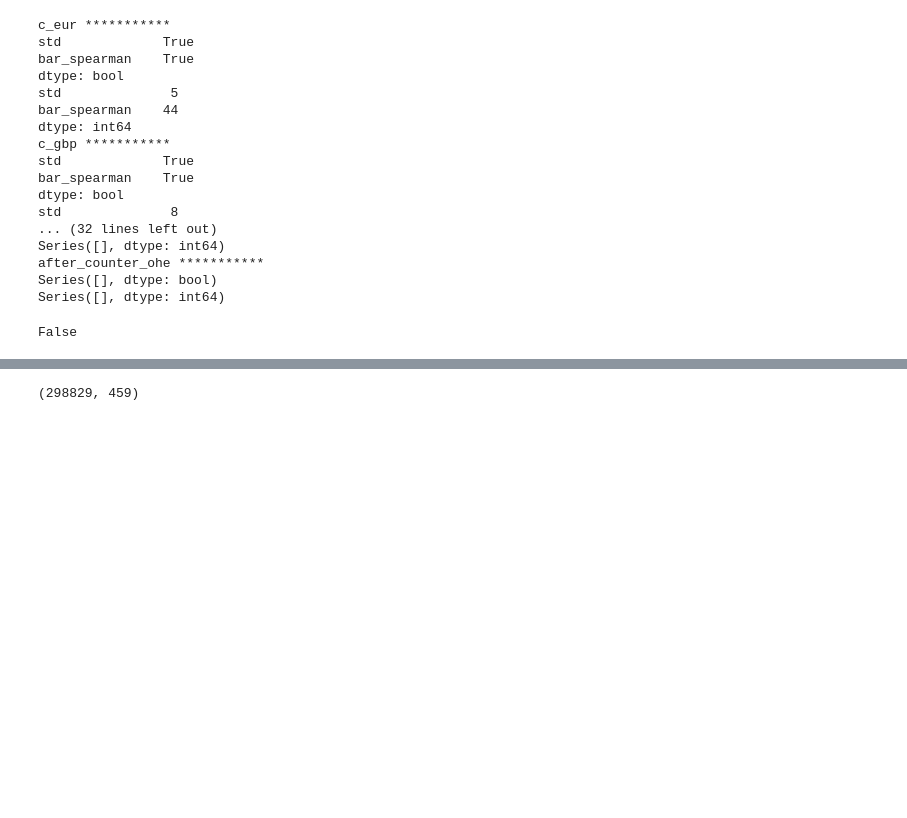
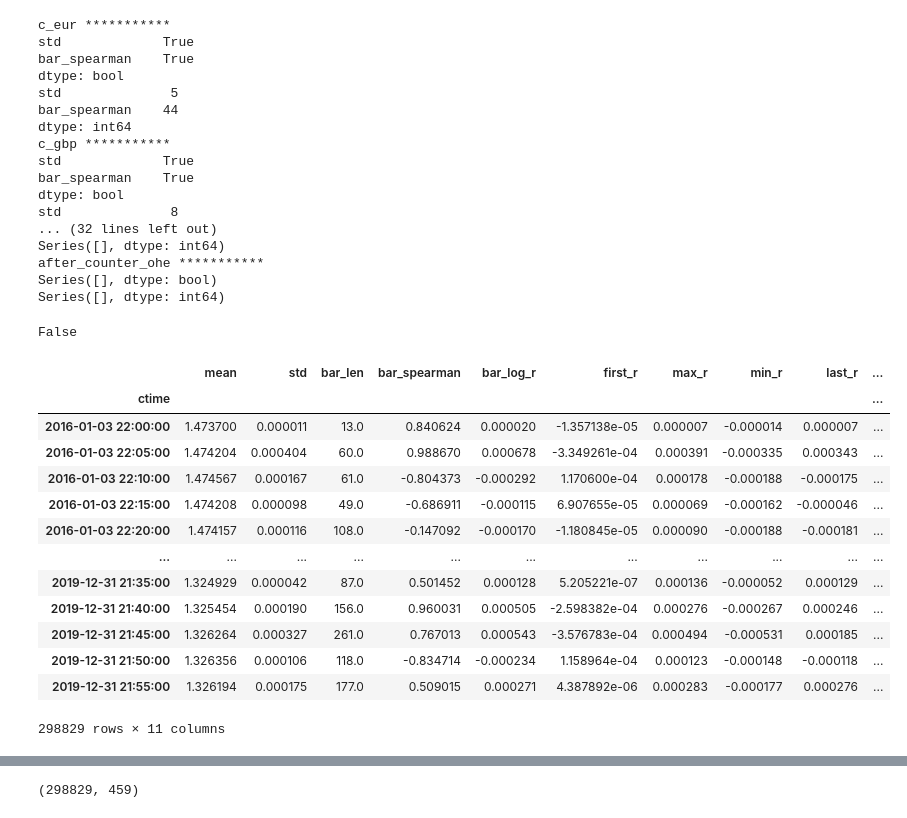
Before and after one commit to sinusgamma/probabilistic_wavenet_fx, a Jupyter notebook: data_merger.ipynb, the cells around one changed output, grey strips where cells are left out. Saved outputs shown, nothing was run; the diff lists cells and outputs as text; code cells hidden in the pictures; blank space fills up the shorter version.

```diff
--- a/data_merger.ipynb
+++ b/data_merger.ipynb
@@ -68,6 +68,6 @@ df_jpy = concat_curr_files(jpy_files)
 df_eur = concat_curr_files(eur_files)
 df_gbp = concat_curr_files(gbp_files)
 # %%
-df_jpy = reduce_mem_usage(df_jpy)
-df_eur = reduce_mem_usage(df_eur)
-df_gbp = reduce_mem_usage(df_gbp)
+#df_jpy = reduce_mem_usage(df_jpy)
+#df_eur = reduce_mem_usage(df_eur)
+#df_gbp = reduce_mem_usage(df_gbp)
@@ -154,4 +144,4 @@ MultiIndex([('c_eur',              'mean'),
            )
 # %%
 df_news = pd.read_csv('news_data/news_data_tight.csv')
-df_news = reduce_mem_usage(df_news)
+#df_news = reduce_mem_usage(df_news)
@@ -442,3 +462,20 @@ df_full = df_full.fillna(0.0)
 df_full.isnull().any().any()
 # %% [output]
 False
+# %%
+df_full['c_gbp']
+# %% [output]
+|  | mean | std | bar_len | bar_spearman | bar_log_r | first_r | max_r | min_r | last_r | ... |
+| ctime |  |  |  |  |  |  |  |  |  | ... |
+| 2016-01-03 22:00:00 | 1.473700 | 0.000011 | 13.0 | 0.840624 | 0.000020 | -1.357138e-05 | 0.000007 | -0.000014 | 0.000007 | ... |
+| 2016-01-03 22:05:00 | 1.474204 | 0.000404 | 60.0 | 0.988670 | 0.000678 | -3.349261e-04 | 0.000391 | -0.000335 | 0.000343 | ... |
+| 2016-01-03 22:10:00 | 1.474567 | 0.000167 | 61.0 | -0.804373 | -0.000292 | 1.170600e-04 | 0.000178 | -0.000188 | -0.000175 | ... |
+| 2016-01-03 22:15:00 | 1.474208 | 0.000098 | 49.0 | -0.686911 | -0.000115 | 6.907655e-05 | 0.000069 | -0.000162 | -0.000046 | ... |
+| 2016-01-03 22:20:00 | 1.474157 | 0.000116 | 108.0 | -0.147092 | -0.000170 | -1.180845e-05 | 0.000090 | -0.000188 | -0.000181 | ... |
+| ... | ... | ... | ... | ... | ... | ... | ... | ... | ... | ... |
+| 2019-12-31 21:35:00 | 1.324929 | 0.000042 | 87.0 | 0.501452 | 0.000128 | 5.205221e-07 | 0.000136 | -0.000052 | 0.000129 | ... |
+| 2019-12-31 21:40:00 | 1.325454 | 0.000190 | 156.0 | 0.960031 | 0.000505 | -2.598382e-04 | 0.000276 | -0.000267 | 0.000246 | ... |
+| 2019-12-31 21:45:00 | 1.326264 | 0.000327 | 261.0 | 0.767013 | 0.000543 | -3.576783e-04 | 0.000494 | -0.000531 | 0.000185 | ... |
+| 2019-12-31 21:50:00 | 1.326356 | 0.000106 | 118.0 | -0.834714 | -0.000234 | 1.158964e-04 | 0.000123 | -0.000148 | -0.000118 | ... |
+| 2019-12-31 21:55:00 | 1.326194 | 0.000175 | 177.0 | 0.509015 | 0.000271 | 4.387892e-06 | 0.000283 | -0.000177 | 0.000276 | ... |
+298829 rows × 11 columns
```
Also changed, not shown: parts of 11 cells of this notebook, 1 other file.
